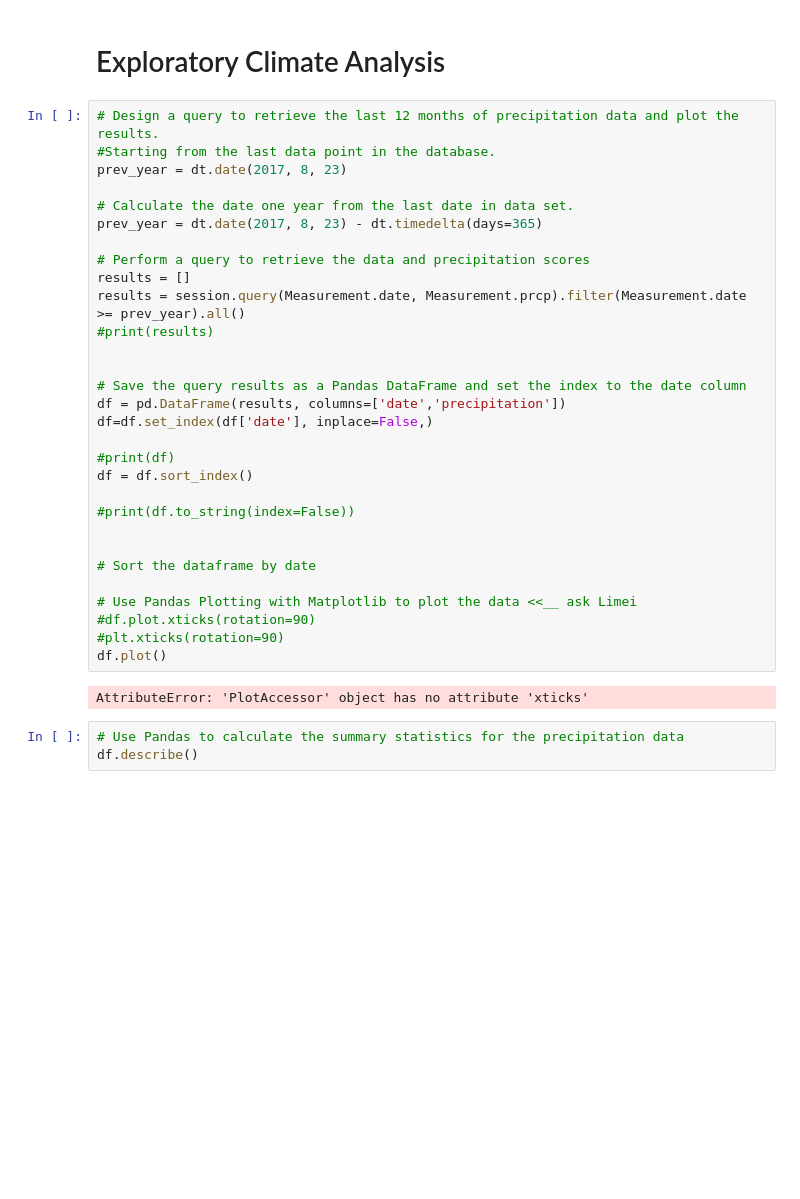
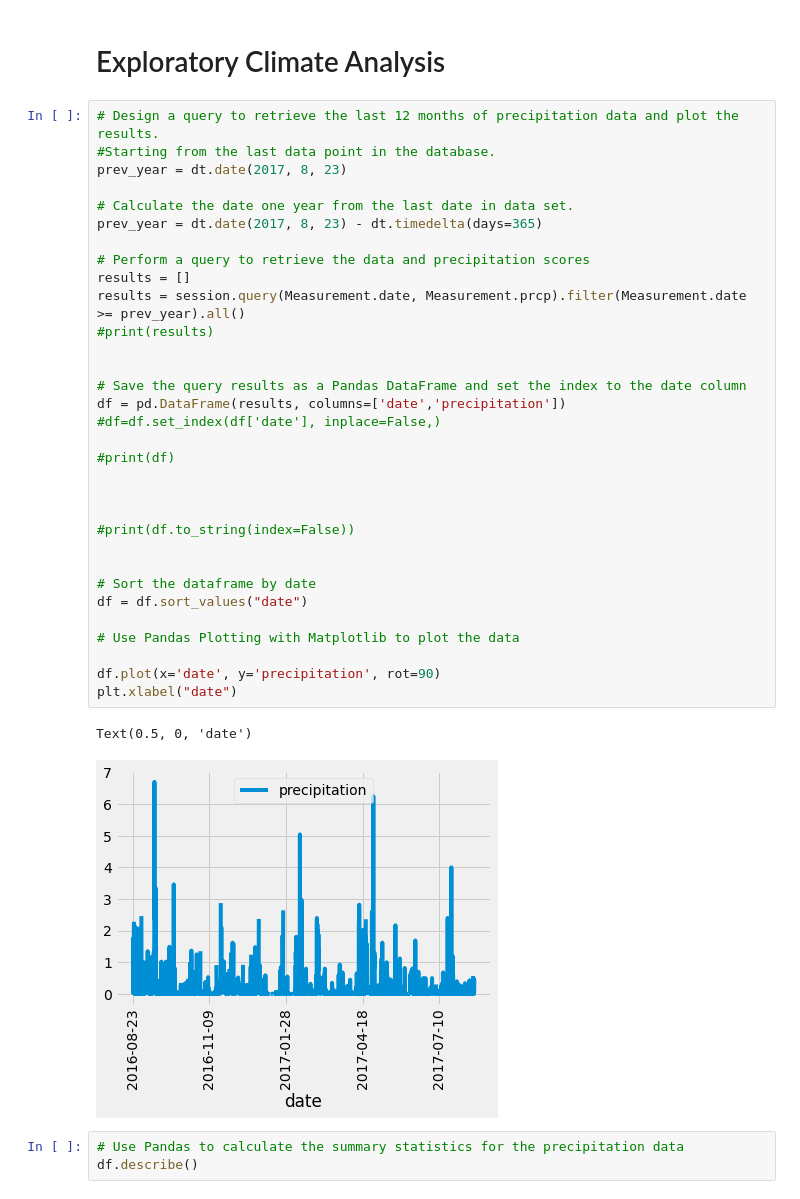
Before and after one commit to WinterElena/9surfs_up, a Jupyter notebook: climate_analysis.ipynb, the cells around one changed output. Cells and saved outputs as stored; diff of their text form; blank space fills up the shorter version.

```diff
--- a/climate_analysis.ipynb
+++ b/climate_analysis.ipynb
@@ -41,35 +41,38 @@ session = Session(engine)
 # %%
 # Design a query to retrieve the last 12 months of precipitation data and plot the results.
 #Starting from the last data point in the database.
 prev_year = dt.date(2017, 8, 23)
 
 # Calculate the date one year from the last date in data set.
 prev_year = dt.date(2017, 8, 23) - dt.timedelta(days=365)
 
 # Perform a query to retrieve the data and precipitation scores
 results = []
 results = session.query(Measurement.date, Measurement.prcp).filter(Measurement.date >= prev_year).all()
 #print(results)
 
 
 # Save the query results as a Pandas DataFrame and set the index to the date column
 df = pd.DataFrame(results, columns=['date','precipitation'])
-df=df.set_index(df['date'], inplace=False,)
+#df=df.set_index(df['date'], inplace=False,)
 
 #print(df)
-df = df.sort_index()
+
+
 
 #print(df.to_string(index=False))
 
 
 # Sort the dataframe by date
+df = df.sort_values("date")
 
-# Use Pandas Plotting with Matplotlib to plot the data <<__ ask Limei
-#df.plot.xticks(rotation=90)
-#plt.xticks(rotation=90)
-df.plot()
+# Use Pandas Plotting with Matplotlib to plot the data
+
+df.plot(x='date', y='precipitation', rot=90)
+plt.xlabel("date")
 # %% [output]
-AttributeError: 'PlotAccessor' object has no attribute 'xticks'
+Text(0.5, 0, 'date')
+[figure, added]
 # %%
 # Use Pandas to calculate the summary statistics for the precipitation data
 df.describe()
```
Also changed, not shown: 5 other files.
